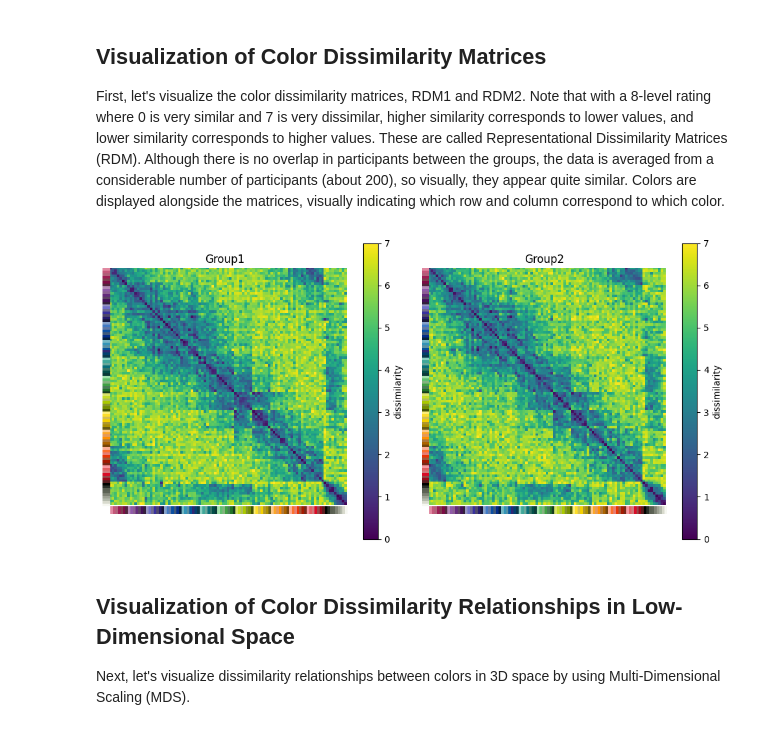
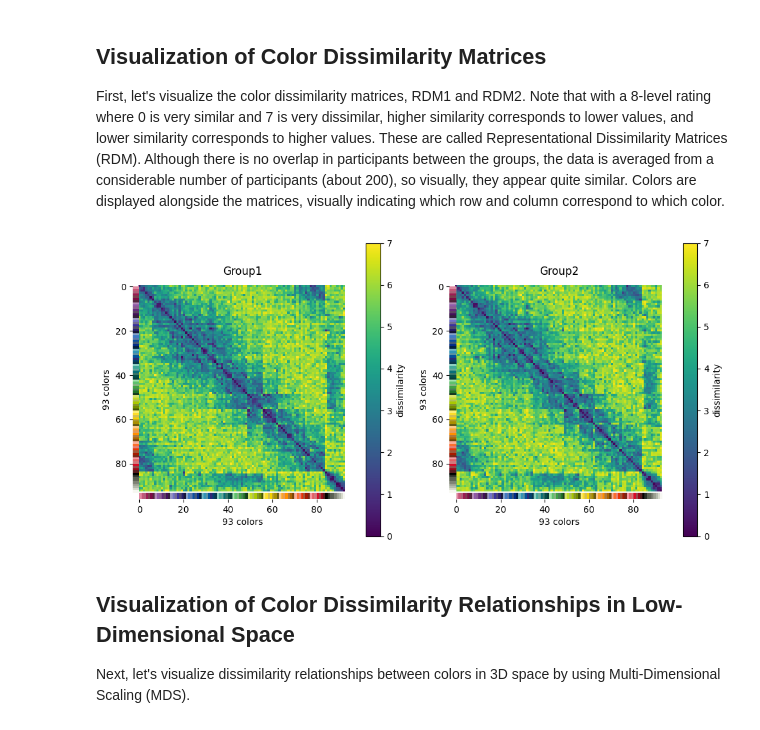
Before and after one commit to oizumi-lab/GWOT_tutorial, a Jupyter notebook: scripts/tutorial_color.ipynb, the cells around one changed output. Saved outputs shown, nothing was run; the diff lists cells and outputs as text; code cells hidden in the pictures.

```diff
--- a/scripts/tutorial_color.ipynb
+++ b/scripts/tutorial_color.ipynb
@@ -152,9 +157,9 @@ First, let's visualize the color dissimilarity matrices, RDM1 and RDM2.
 Note that with a 8-level rating where 0 is very similar and 7 is very dissimilar, higher similarity corresponds to lower values, and lower similarity corresponds to higher values. These are called Representational Dissimilarity Matrices (RDM).
 Although there is no overlap in participants between the groups, the data is averaged from a considerable number of participants (about 200), so visually, they appear quite similar. Colors are displayed alongside the matrices, visually indicating which row and column correspond to which color.
 # %%
-show_heatmaps(matrices=[RDM1, RDM2], titles=['Group1', 'Group2'], cbar_label="dissimilarity", color_labels=color_labels)
+show_heatmaps(matrices=[RDM1, RDM2], titles=['Group1', 'Group2'], cbar_label="dissimilarity", color_labels=color_labels, xlabels=['93 colors', '93 colors'], ylabels=['93 colors', '93 colors'])
 # %% [output]
-[figure, old version]
+[figure, new version]
 # %% [markdown]
 ## Visualization of Color Dissimilarity Relationships in Low-Dimensional Space
 Next, let's visualize dissimilarity relationships between colors in 3D space by using Multi-Dimensional Scaling (MDS).
```
Also changed, not shown: parts of 11 cells of this notebook, 4 other files.
